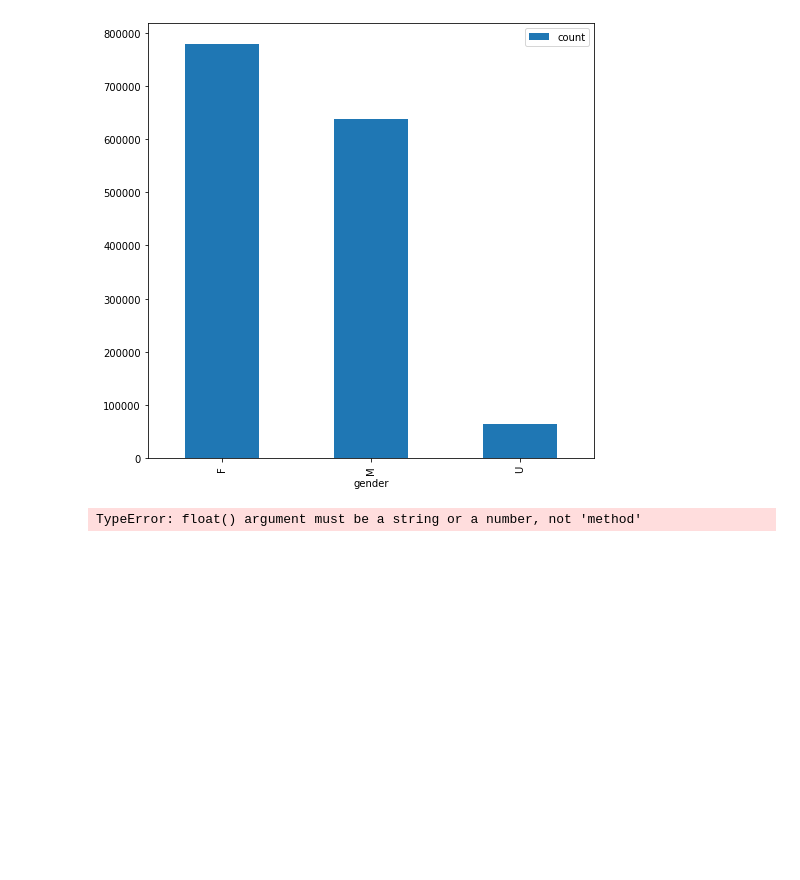
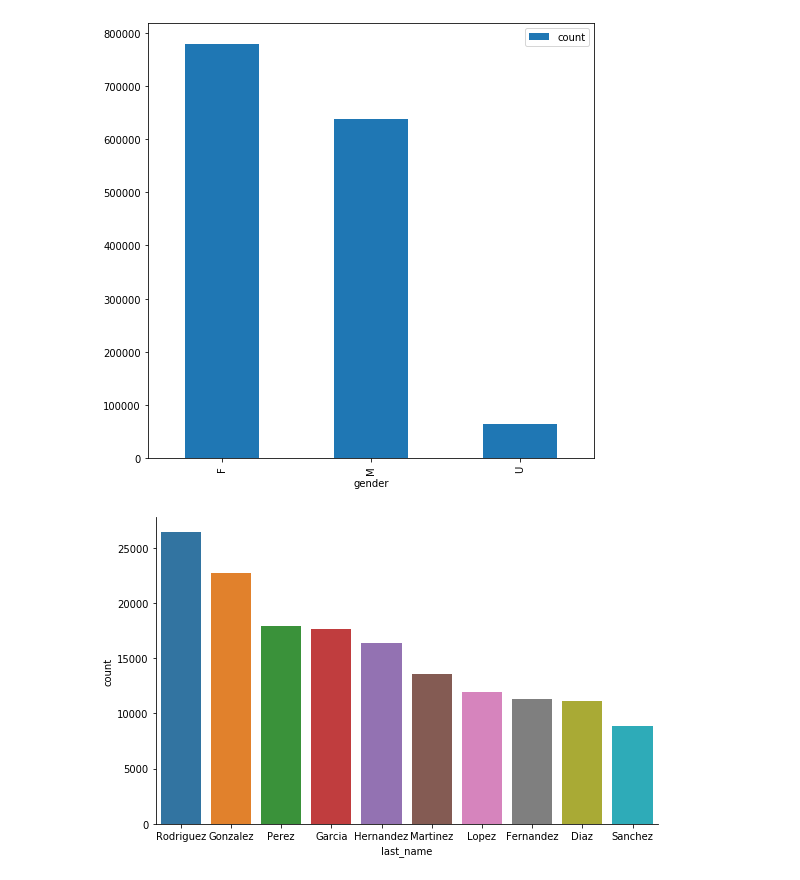
Before and after one commit to ParasAvkirkar/PoliticalPolarizationAndMarriage, a Jupyter notebook: analysis.ipynb, the cells around one changed output. Saved outputs shown, nothing was run; the diff lists cells and outputs as text; code cells hidden in the pictures; blank space fills up the shorter version.

Commit message:
partywise, genderwise, plots as preliminary work (wip)

```diff
--- a/analysis.ipynb
+++ b/analysis.ipynb
@@ -156,6 +156,7 @@ last_name_freq = county_voters_registration_df.groupby(['last_name'])['voter_id'
 # %%
 top_10_freq_last_name = last_name_freq.sort_values(by='count', ascending=False)[:10]
 # %%
-sns.catplot(x=top_10_freq_last_name.last_name, y=top_10_freq_last_name.count)
+sns.catplot(x='last_name', y='count', data=top_10_freq_last_name, kind='bar', height=5, aspect=1.6)
+plt.tight_layout()
 # %% [output]
-TypeError: float() argument must be a string or a number, not 'method'
+[figure, added]
```
Also changed, not shown: parts of 7 cells of this notebook.
